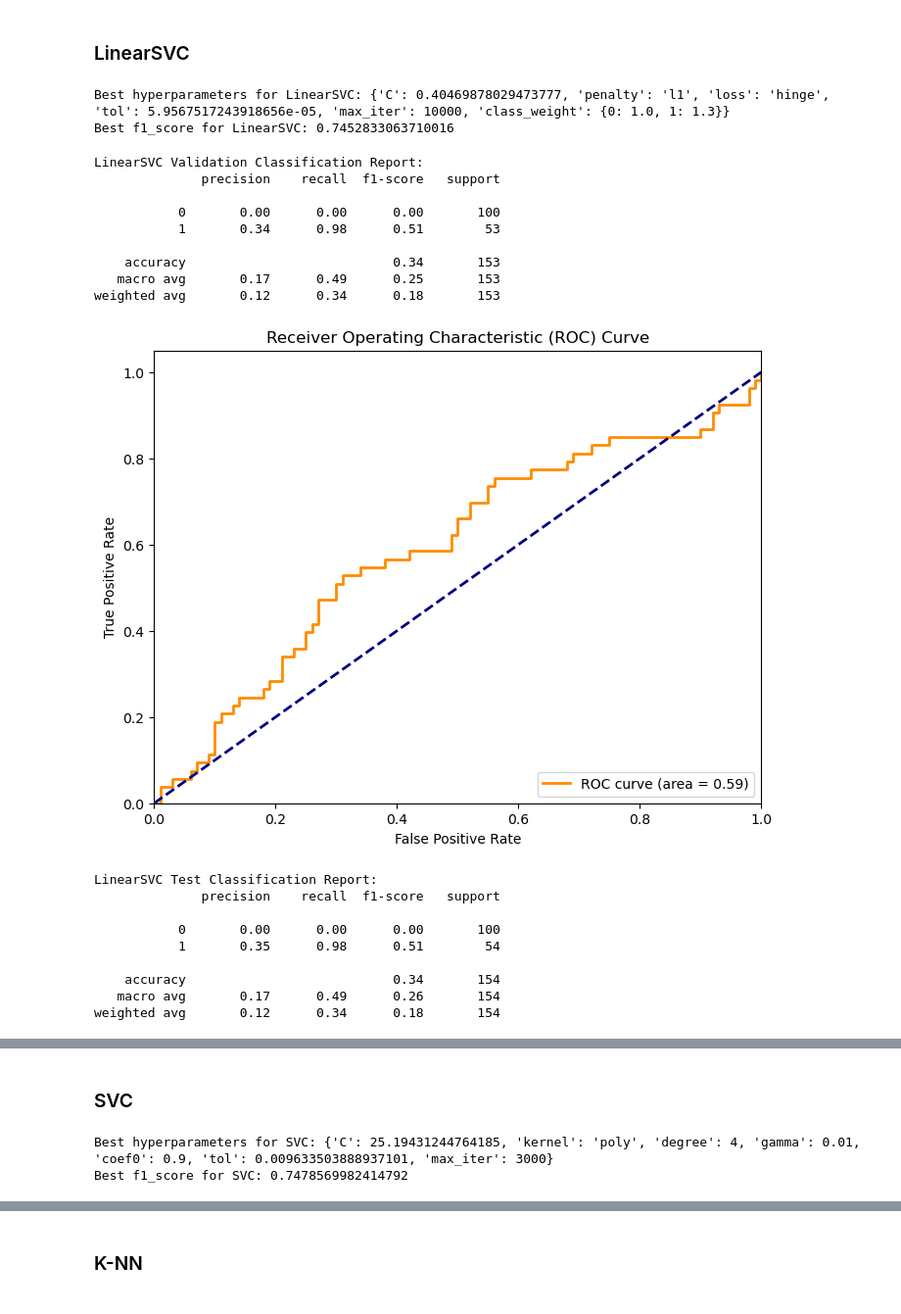
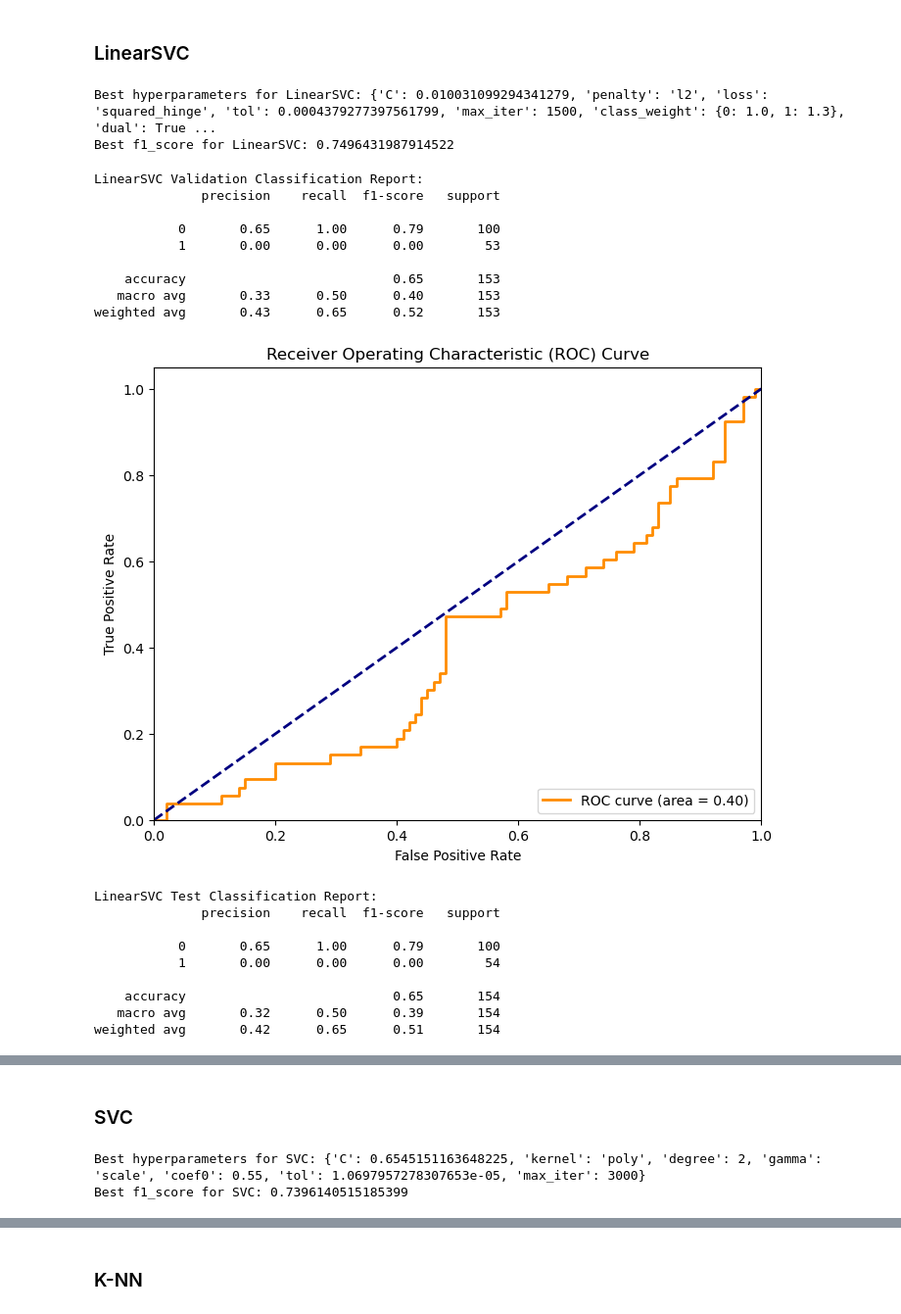
Before and after one commit to TanKyeWen/DiabetesPrediction, a Jupyter notebook: (SE)_Assign2_TanKyeWen_2103121.ipynb, the cells around one changed output, grey strips where cells are left out. Shown at 98% size. Drawn from its saved outputs; the diff is of its cells as text; code cells hidden in the pictures.

Commit message:
completed all models

```diff
--- a/(SE)_Assign2_TanKyeWen_2103121.ipynb
+++ b/(SE)_Assign2_TanKyeWen_2103121.ipynb
@@ -164,13 +167,19 @@ def obj_linear_svc(trial):
         random_state=42
     )
 
+    pipe = Pipeline([
+        ("scaler", StandardScaler()),
+        ("clf", model)
+    ])
+
     # Get f1_score
     f1_score = cross_val_score(
-        model,
-        X_train_transformed_scaled,
+        pipe,
+        X_train_transformed,
         y_train,
         cv=StratifiedKFold(n_splits=5, shuffle=True, random_state=42),
-        scoring='f1_macro'
+        scoring='f1_macro',
+        n_jobs=-1
     ).mean()
 
     return f1_score
@@ -197,40 +206,40 @@ best_linear_svc = LinearSVC(
     **solve_invalid_hyperparameters(study_linear_svc.best_params),
     random_state=42
 )
-best_linear_svc.fit(X_train_transformed_scaled, y_train)
+best_linear_svc.fit(X_train_transformed, y_train)
 
 # Evaluate LinearSVC on val and test data
-y_val_pred_linear_svc = best_linear_svc.predict(X_val_transformed_scaled)
-y_test_pred_linear_svc = best_linear_svc.predict(X_test_transformed_scaled)
+y_val_pred_linear_svc = best_linear_svc.predict(X_val_transformed)
+y_test_pred_linear_svc = best_linear_svc.predict(X_test_transformed)
 # %% [output]
-Best hyperparameters for LinearSVC: {'C': 0.40469878029473777, 'penalty': 'l1', 'loss': 'hinge', 'tol': 5.9567517243918656e-05, 'max_iter': 10000, 'class_weight': {0: 1.0, 1: 1.3}}
-Best f1_score for LinearSVC: 0.7452833063710016
+Best hyperparameters for LinearSVC: {'C': 0.010031099294341279, 'penalty': 'l2', 'loss': 'squared_hinge', 'tol': 0.0004379277397561799, 'max_iter': 1500, 'class_weight': {0: 1.0, 1: 1.3}, 'dual': True ...
+Best f1_score for LinearSVC: 0.7496431987914522
 # %%
 # Output
 print("LinearSVC Validation Classification Report:")
 print(classification_report(y_val, y_val_pred_linear_svc))
-get_roc_auc(y_val, best_linear_svc.decision_function(X_val_transformed_scaled))
+get_roc_auc(y_val, best_linear_svc.decision_function(X_val_transformed))
 
 print("LinearSVC Test Classification Report:")
 print(classification_report(y_test, y_test_pred_linear_svc))
-get_roc_auc(y_test, best_linear_svc.decision_function(X_test_transformed_scaled))
+get_roc_auc(y_test, best_linear_svc.decision_function(X_test_transformed))
 # %% [output]
 LinearSVC Validation Classification Report:
               precision    recall  f1-score   support
 
-           0       0.00      0.00      0.00       100
-           1       0.34      0.98      0.51        53
+           0       0.65      1.00      0.79       100
+           1       0.00      0.00      0.00        53
 
-    accuracy                           0.34       153
-   macro avg       0.17      0.49      0.25       153
-weighted avg       0.12      0.34      0.18       153
+    accuracy                           0.65       153
+   macro avg       0.33      0.50      0.40       153
+weighted avg       0.43      0.65      0.52       153
-[figure, old version]
+[figure, new version]
 LinearSVC Test Classification Report:
               precision    recall  f1-score   support
 
-           0       0.00      0.00      0.00       100
-           1       0.35      0.98      0.51        54
+           0       0.65      1.00      0.79       100
+           1       0.00      0.00      0.00        54
 
-    accuracy                           0.34       154
-   macro avg       0.17      0.49      0.26       154
-weighted avg       0.12      0.34      0.18       154
+    accuracy                           0.65       154
+   macro avg       0.32      0.50      0.39       154
+weighted avg       0.42      0.65      0.51       154
@@ -260,14 +269,19 @@ def obj_svc(trial):
         max_iter = max_iter,
         random_state=42
     )
+    pipe = Pipeline([
+        ("scaler", StandardScaler()),
+        ("clf", model)
+    ])
 
     # Get f1_score
     f1_score = cross_val_score(
-        model,
-        X_train_transformed_scaled,
+        pipe,
+        X_train_transformed,
         y_train,
         cv=StratifiedKFold(n_splits=5, shuffle=True, random_state=42),
-        scoring='f1_macro'
+        scoring='f1_macro',
+        n_jobs=-1
     ).mean()
 
     return f1_score
@@ -284,14 +298,14 @@ best_svc = SVC(
     **study_svc.best_params,
     random_state=42
 )
-best_svc.fit(X_train_transformed_scaled, y_train)
+best_svc.fit(X_train_transformed, y_train)
 
 # Evaluate SVC on val and test data
-y_val_pred_svc = best_svc.predict(X_val_transformed_scaled)
-y_test_pred_svc = best_svc.predict(X_test_transformed_scaled)
+y_val_pred_svc = best_svc.predict(X_val_transformed)
+y_test_pred_svc = best_svc.predict(X_test_transformed)
 # %% [output]
-Best hyperparameters for SVC: {'C': 25.19431244764185, 'kernel': 'poly', 'degree': 4, 'gamma': 0.01, 'coef0': 0.9, 'tol': 0.009633503888937101, 'max_iter': 3000}
-Best f1_score for SVC: 0.7478569982414792
+Best hyperparameters for SVC: {'C': 0.6545151163648225, 'kernel': 'poly', 'degree': 2, 'gamma': 'scale', 'coef0': 0.55, 'tol': 1.0697957278307653e-05, 'max_iter': 3000}
+Best f1_score for SVC: 0.7396140515185399
 # %%
 # Output
 print("SVC Validation Classification Report:")
```
Also changed, not shown: parts of 25 cells of this notebook.
